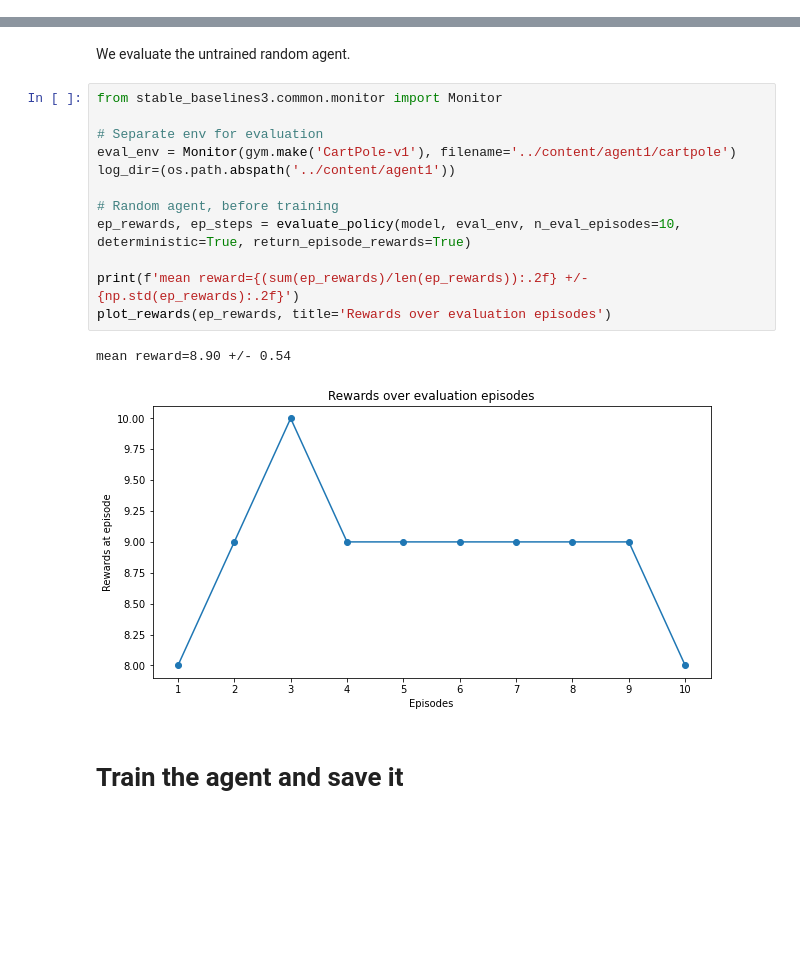
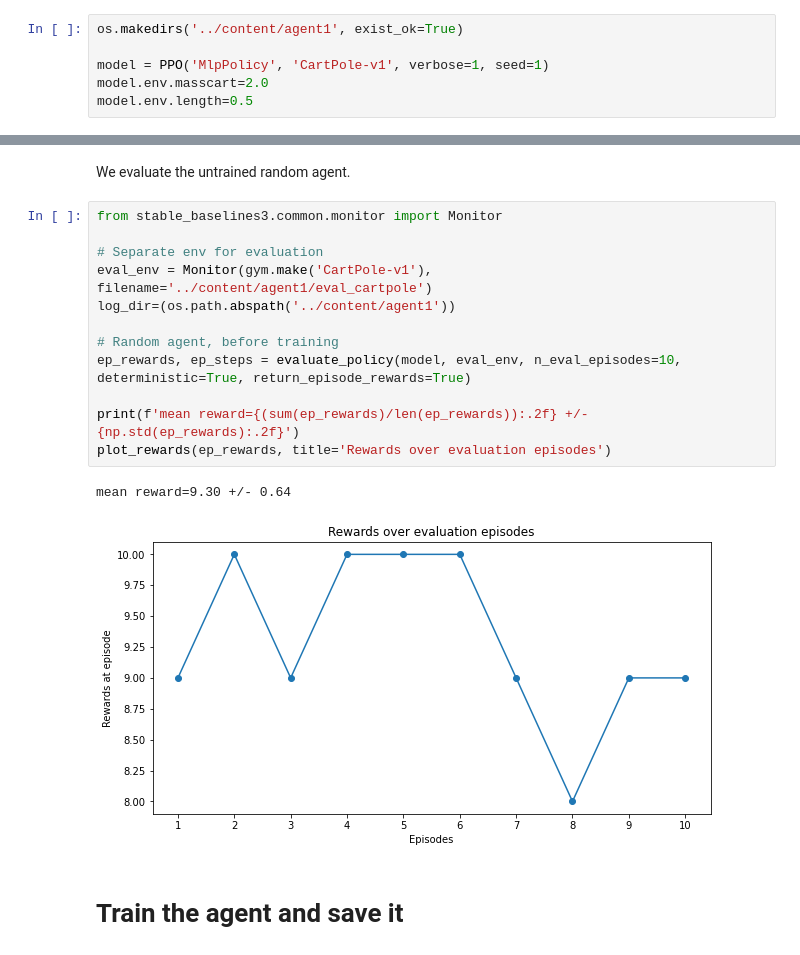
Before and after one commit to julia-lina-tan/rl-policy-fusion, a Jupyter notebook: rl_policy_fusion.ipynb, the cells around one changed output, grey strips where cells are left out. Cells and saved outputs as stored; diff of their text form; blank space fills up the shorter version.

```diff
--- a/rl_policy_fusion.ipynb
+++ b/rl_policy_fusion.ipynb
@@ -142,0 +120,6 @@ Wrapping the env in a DummyVecEnv.
+# %%
+os.makedirs('../content/agent1', exist_ok=True)
+
+model = PPO('MlpPolicy', 'CartPole-v1', verbose=1, seed=1)
+model.env.masscart=2.0
+model.env.length=0.5
@@ -158,18 +146,18 @@ We evaluate the untrained random agent.
 # %%
 from stable_baselines3.common.monitor import Monitor
 
 # Separate env for evaluation
-eval_env = Monitor(gym.make('CartPole-v1'), filename='../content/agent1/cartpole')
+eval_env = Monitor(gym.make('CartPole-v1'), filename='../content/agent1/eval_cartpole')
 log_dir=(os.path.abspath('../content/agent1'))
 
 # Random agent, before training
 ep_rewards, ep_steps = evaluate_policy(model, eval_env, n_eval_episodes=10, deterministic=True, return_episode_rewards=True)
 
 print(f'mean reward={(sum(ep_rewards)/len(ep_rewards)):.2f} +/- {np.std(ep_rewards):.2f}')
 plot_rewards(ep_rewards, title='Rewards over evaluation episodes')
 # %% [output]
-mean reward=8.90 +/- 0.54
+mean reward=9.30 +/- 0.64
-[figure, old version]
+[figure, new version]
 # %% [markdown]
 # Train the agent and save it
 # %%
```
Also changed, not shown: parts of 19 cells of this notebook.
